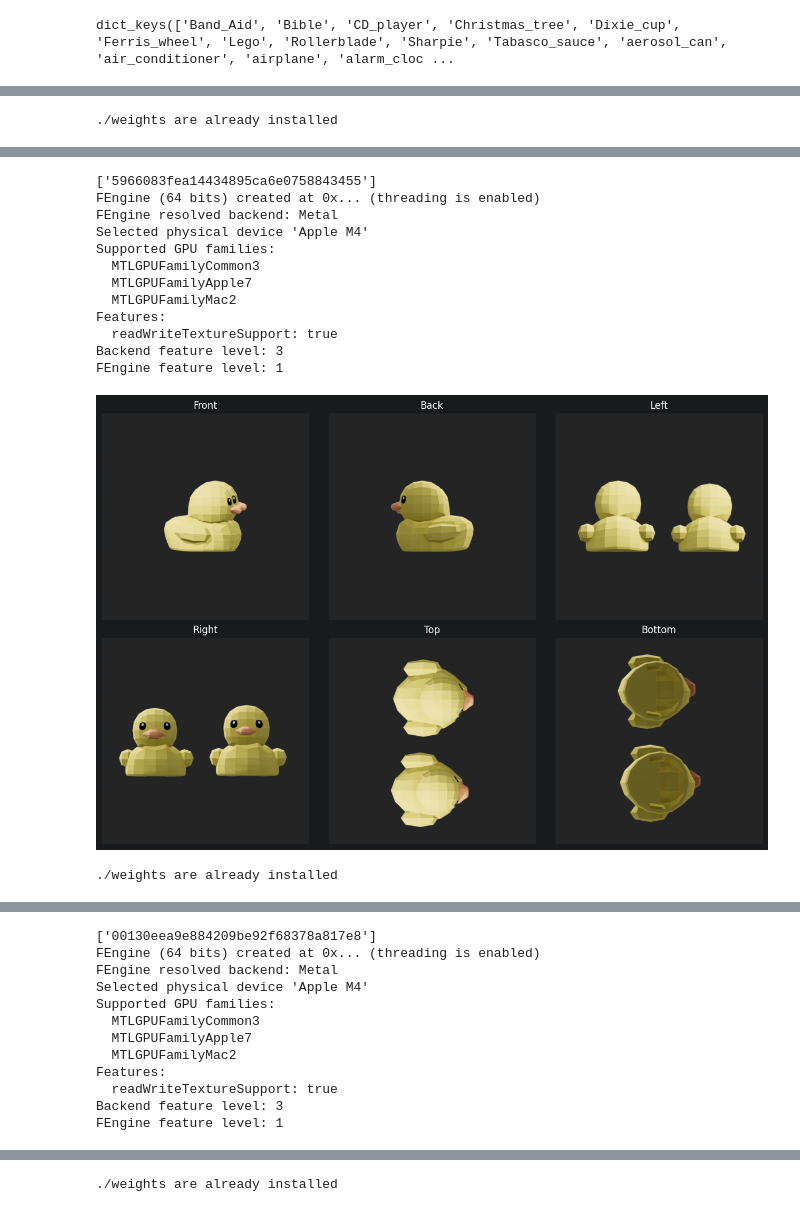
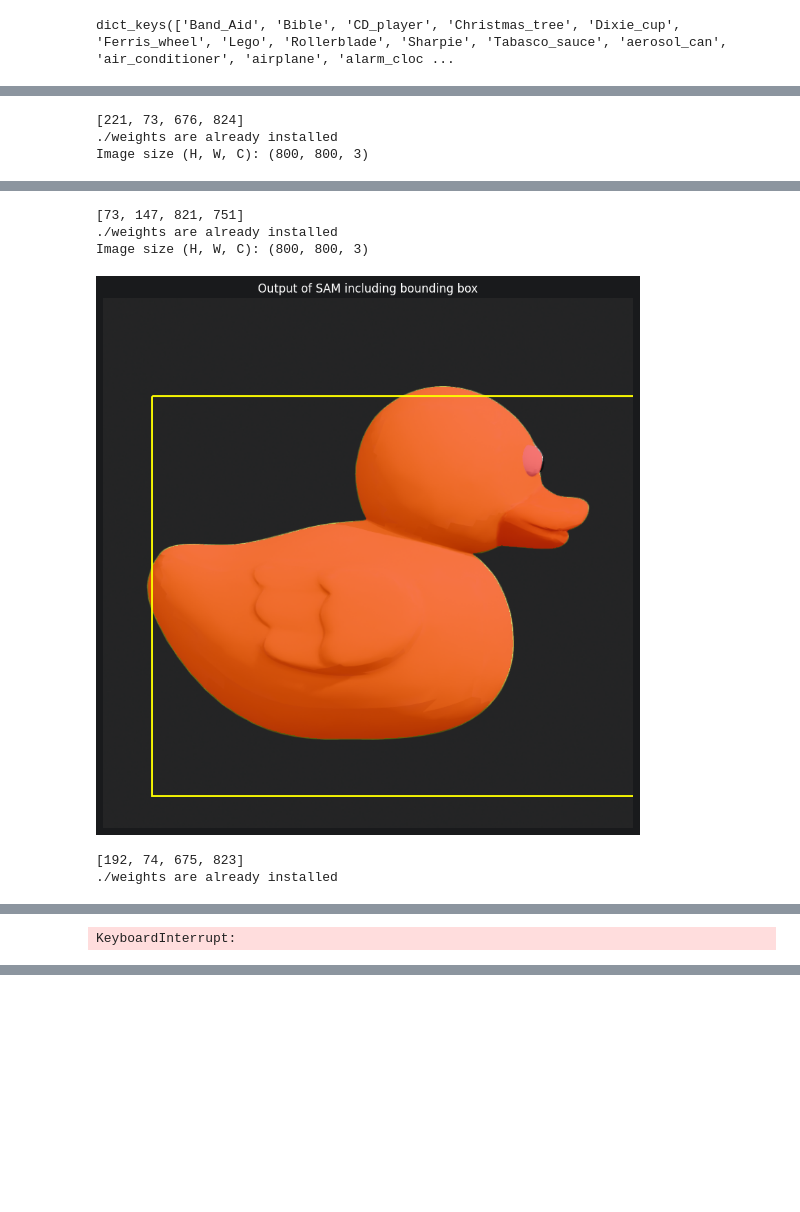
Before and after one commit to Lyynnnx/vlm-based-3d-shape-editing, a Jupyter notebook: end_to_end_tests.ipynb, the cells around one changed output, grey strips where cells are left out. Drawn from its saved outputs; the diff is of its cells as text; code cells hidden in the pictures; blank space fills up the shorter version.

Commit message:
add: vlm that generates bounding box for feature on the image

```diff
--- a/end_to_end_tests.ipynb
+++ b/end_to_end_tests.ipynb
@@ -8,18 +9,30 @@ objaverse_dataloader = DataLoader(objaverse_dataset, batch_size=1, shuffle=False
 # %% [output]
 dict_keys(['Band_Aid', 'Bible', 'CD_player', 'Christmas_tree', 'Dixie_cup', 'Ferris_wheel', 'Lego', 'Rollerblade', 'Sharpie', 'Tabasco_sauce', 'aerosol_can', 'air_conditioner', 'airplane', 'alarm_cloc ...
 # %%
+# Test case 1: detect and remove buck for 3 duck objects
+
+# load every 3d object
 for batch in objaverse_dataloader:
     print(batch["uid"])
     mesh = batch["mesh"][0]
+    # 1. Render the object from 6 views
     render_6_views(mesh, f"rendered_views/{batch['uid']}")
     show_rendered_grid(f"rendered_views/{batch['uid']}")
 
-    x1=250
-    y1=100
-    x2=550
-    y2=400
-    mask = segment_image(f"rendered_views/{batch['uid']}/front.png", x1, y1, x2, y2)
-    visualize_segmentation(image_path= f"rendered_views/{batch['uid']}/front.png",mask= mask,x1= x1,y1= y1,x2= x2,y2= y2)
+    # 2. Decide which feature should be detected
+    feature_to_detect = "nose"
+    # 3. For every view detect the decided feature and generate bounding box
+    for view_path in Path(f"rendered_views/{batch['uid']}").iterdir():
+        bounding_box = generate_bounding_box_for_image("192.168.178.23", view_path, f"{feature_to_detect}")
+        mask = segment_image(view_path, bounding_box[0], bounding_box[1], bounding_box[2], bounding_box[3])
+        visualize_segmentation(image_path= view_path, mask= mask, x1= bounding_box[0],y1= bounding_box[1],x2= bounding_box[2],y2= bounding_box[3])
+        # generate_bounding_box_for_image("192.168.178.23", image_path=f"rendered_views/{batch['uid']}/{view_path}")
+    # x1=250
+    # y1=100
+    # x2=550
+    # y2=400
+    # mask = segment_image(f"rendered_views/{batch['uid']}/front.png", x1, y1, x2, y2)
+    # visualize_segmentation(image_path= f"rendered_views/{batch['uid']}/front.png",mask= mask,x1= x1,y1= y1,x2= x2,y2= y2)
 # %% [output]
 ['b5c9d06f19be4c92a1708515f6655573']
 FEngine (64 bits) created at 0x... (threading is enabled)
@@ -34,4 +47,6 @@ Features:
 Backend feature level: 3
 FEngine feature level: 1
 [figure]
+[221, 73, 676, 824]
 ./weights are already installed
+Image size (H, W, C): (800, 800, 3)
@@ -39,14 +54,6 @@ FEngine feature level: 1
-['5966083fea14434895ca6e0758843455']
-FEngine (64 bits) created at 0x... (threading is enabled)
-FEngine resolved backend: Metal
-Selected physical device 'Apple M4'
-Supported GPU families:
-  MTLGPUFamilyCommon3
-  MTLGPUFamilyApple7
-  MTLGPUFamilyMac2
-Features:
-  readWriteTextureSupport: true
-Backend feature level: 3
-FEngine feature level: 1
+[73, 147, 821, 751]
+./weights are already installed
+Image size (H, W, C): (800, 800, 3)
-[figure, old version]
+[figure, new version]
+[192, 74, 675, 823]
 ./weights are already installed
@@ -54,12 +60 @@ FEngine feature level: 1
-['00130eea9e884209be92f68378a817e8']
-FEngine (64 bits) created at 0x... (threading is enabled)
-FEngine resolved backend: Metal
-Selected physical device 'Apple M4'
-Supported GPU families:
-  MTLGPUFamilyCommon3
-  MTLGPUFamilyApple7
-  MTLGPUFamilyMac2
-Features:
-  readWriteTextureSupport: true
-Backend feature level: 3
-FEngine feature level: 1
+KeyboardInterrupt:
@@ -67 +60,0 @@ FEngine feature level: 1
-./weights are already installed
```
Also changed, not shown: parts of 2 cells of this notebook, 11 other files.
